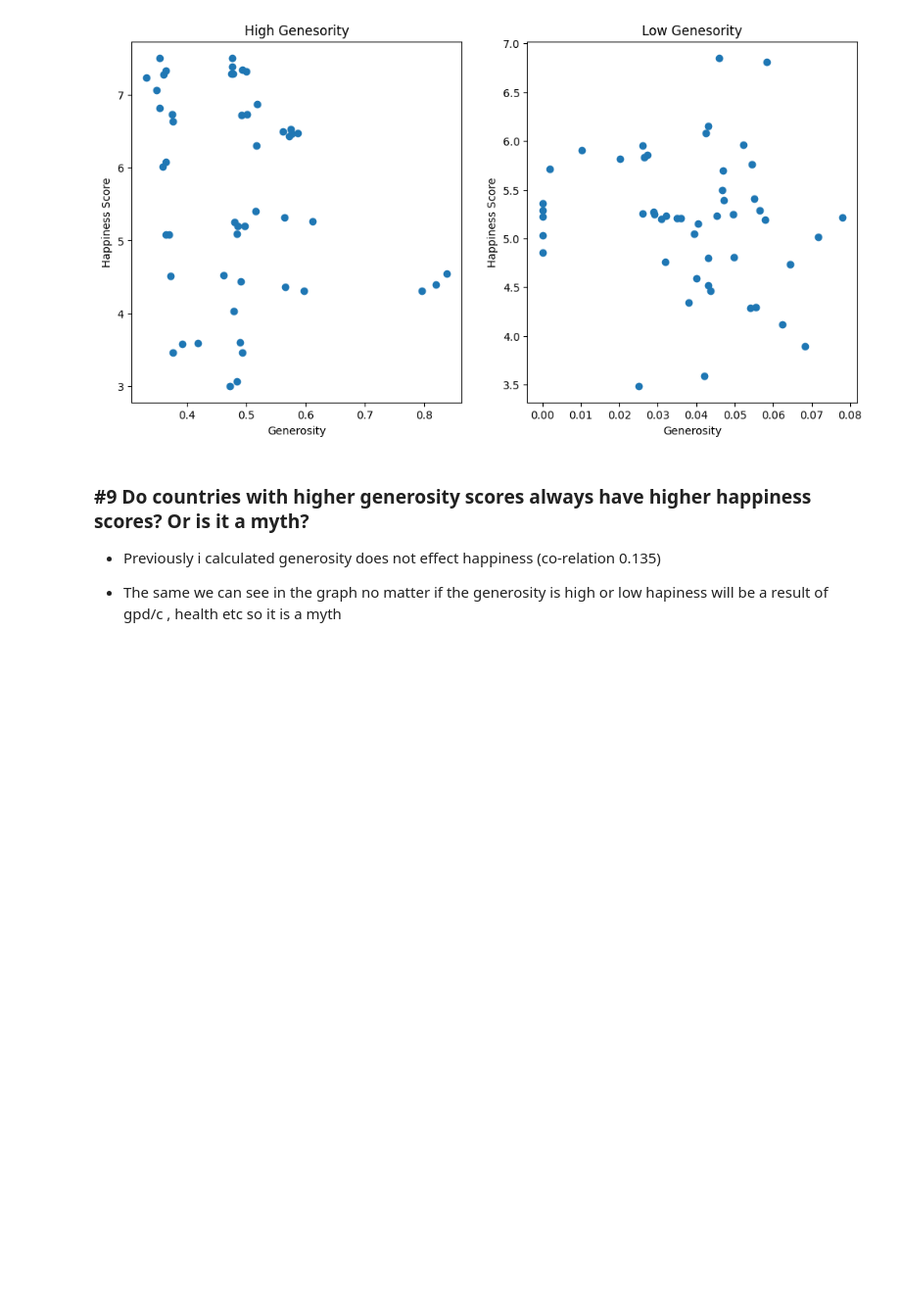
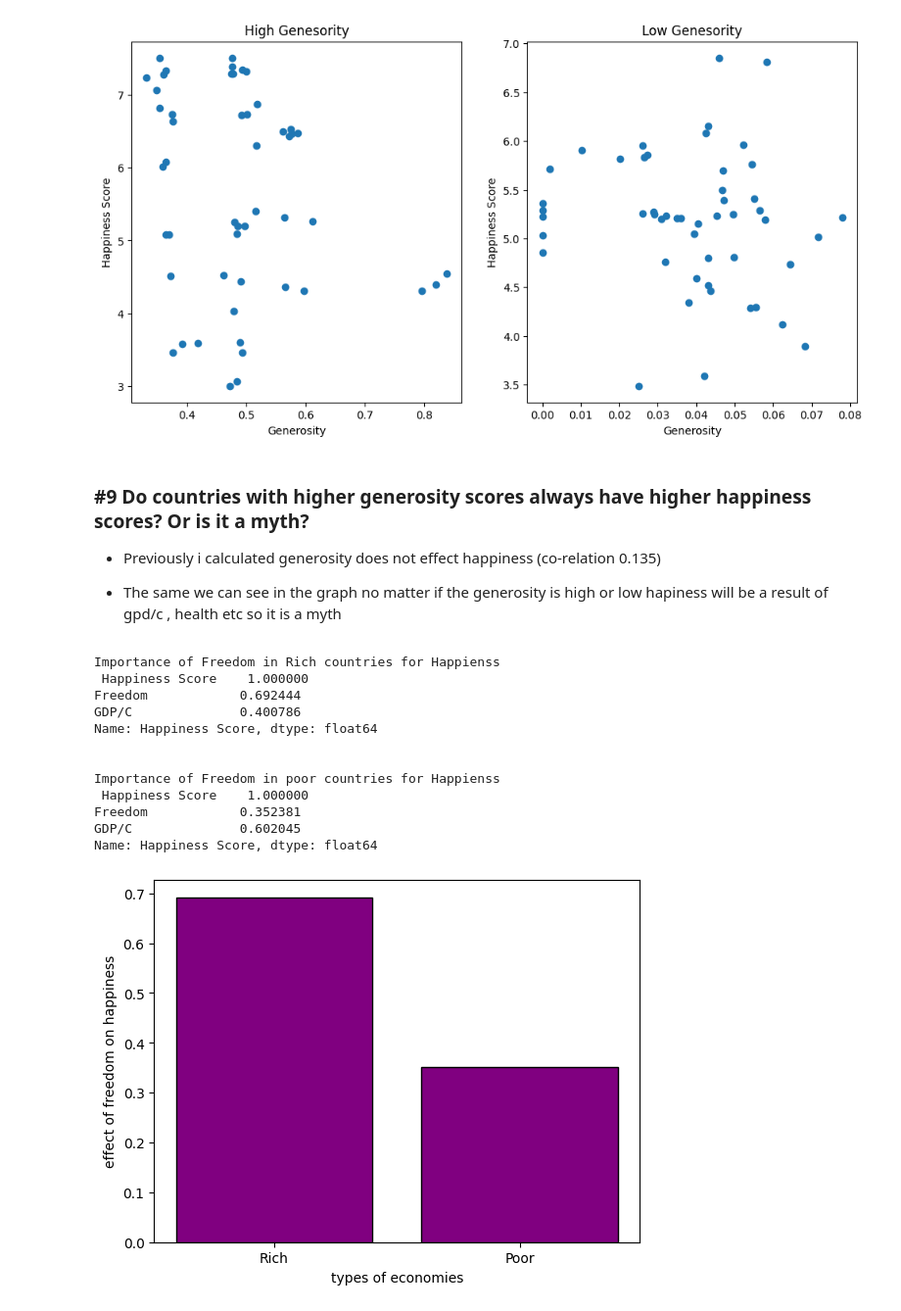
Before and after one commit to yuyutsu02/World-Happiness-Data-Analysis-Mini-Project, a Jupyter notebook: notebooks/EDA.ipynb, the cells around one changed output. Shown at 98% size. Saved outputs shown, nothing was run; the diff lists cells and outputs as text; code cells hidden in the pictures; blank space fills up the shorter version.

Commit message:
rich vs poor freedom

```diff
--- a/notebooks/EDA.ipynb
+++ b/notebooks/EDA.ipynb
@@ -622,3 +622,39 @@ plt.show()
 * Previously i calculated generosity does not effect happiness (co-relation 0.135)
 
 * The same we can see in the graph no matter if the generosity is high or low hapiness will be a result of gpd/c ,        health etc so it is a myth
+# %%
+#10 Is freedom more important for happiness in richer countries or poorer countries?
+
+#selecting rich,poor countries over the years
+rcey = data[['Happiness Score','Freedom','GDP/C']]
+rcey = rcey.sort_values(by='GDP/C',ascending=False)
+rich_countries = pd.DataFrame(rcey.head(220))
+poor_countries = pd.DataFrame(rcey.tail(220))
+
+#finding corelation between freedom and happiness for rich and poor economies
+print('Importance of Freedom in Rich countries for Happienss','\n',rich_countries.corr()['Happiness Score'],'\n\n')
+print('Importance of Freedom in poor countries for Happienss','\n',poor_countries.corr()['Happiness Score'],'\n\n')
+
+#visualization
+catog = ['Rich','Poor']
+corr = [0.692,0.352]
+
+plt.bar(catog,corr,edgecolor='black',color='purple')
+plt.xlabel('types of economies')
+plt.ylabel('effect of freedom on happiness')
+
+plt.show()
+# %% [output]
+Importance of Freedom in Rich countries for Happienss
+ Happiness Score    1.000000
+Freedom            0.692444
+GDP/C              0.400786
+Name: Happiness Score, dtype: float64
+
+
+Importance of Freedom in poor countries for Happienss
+ Happiness Score    1.000000
+Freedom            0.352381
+GDP/C              0.602045
+Name: Happiness Score, dtype: float64
+[figure, added]
```
Also changed, not shown: parts of 2 cells of this notebook.
